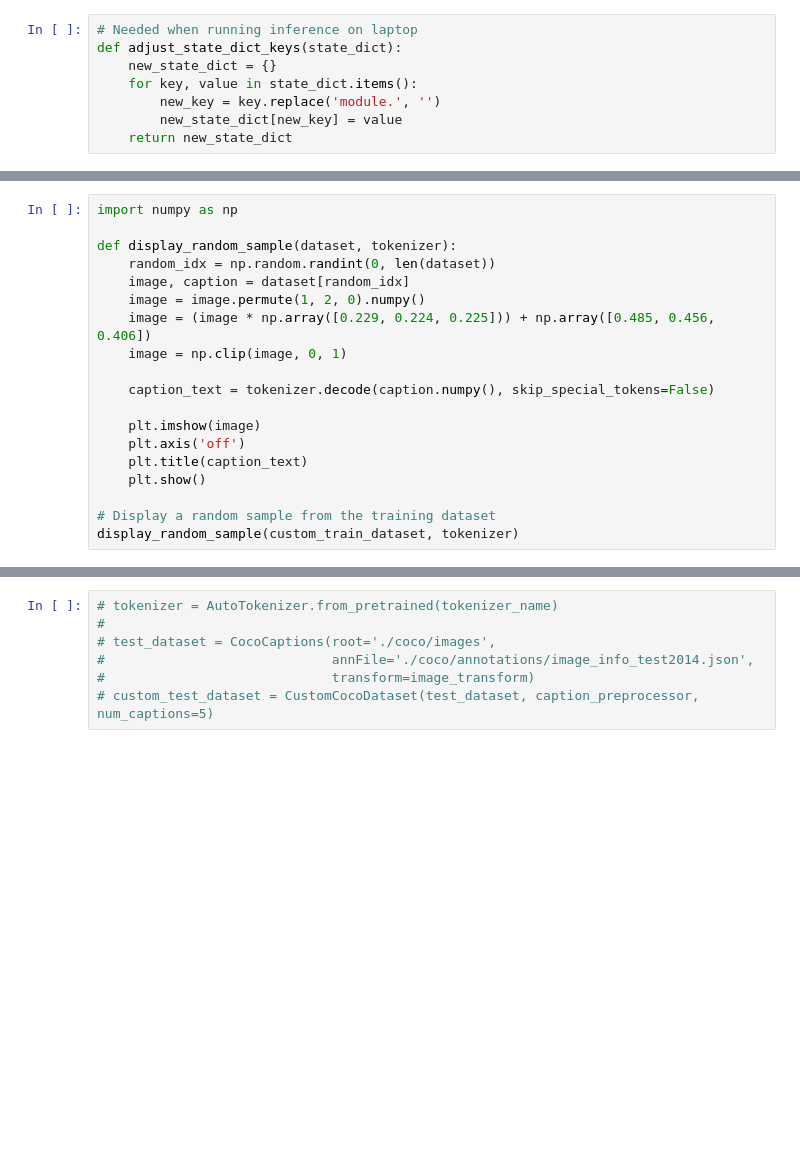
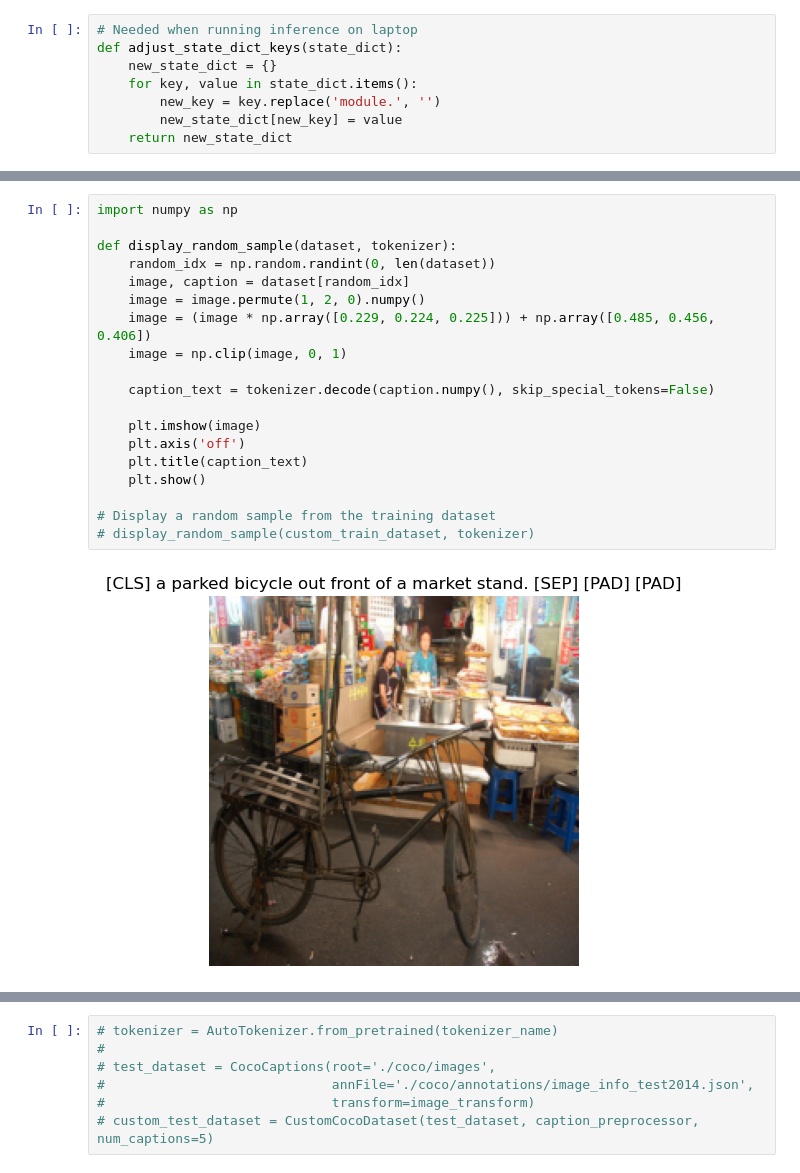
Before and after one commit to epautsch/coco_annotations, a Jupyter notebook: cocoCaptions.ipynb, the cells around one changed output, grey strips where cells are left out. Saved outputs shown, nothing was run; the diff lists cells and outputs as text; blank space fills up the shorter version.

```diff
--- a/cocoCaptions.ipynb
+++ b/cocoCaptions.ipynb
@@ -402,22 +418,24 @@ val_data_loader = DataLoader(custom_val_dataset, batch_size=batch_size, shuffle=
 # %%
 import numpy as np
 
 def display_random_sample(dataset, tokenizer):
     random_idx = np.random.randint(0, len(dataset))
     image, caption = dataset[random_idx]
     image = image.permute(1, 2, 0).numpy()
     image = (image * np.array([0.229, 0.224, 0.225])) + np.array([0.485, 0.456, 0.406])
     image = np.clip(image, 0, 1)
 
     caption_text = tokenizer.decode(caption.numpy(), skip_special_tokens=False)
 
     plt.imshow(image)
     plt.axis('off')
     plt.title(caption_text)
     plt.show()
 
 # Display a random sample from the training dataset
-display_random_sample(custom_train_dataset, tokenizer)
+# display_random_sample(custom_train_dataset, tokenizer)
+# %% [output]
+[figure, added]
 # %%
 device = torch.device("cuda" if torch.cuda.is_available() else "cpu")
 print(device)
```
Also changed, not shown: parts of 6 cells of this notebook, 1 other file.
